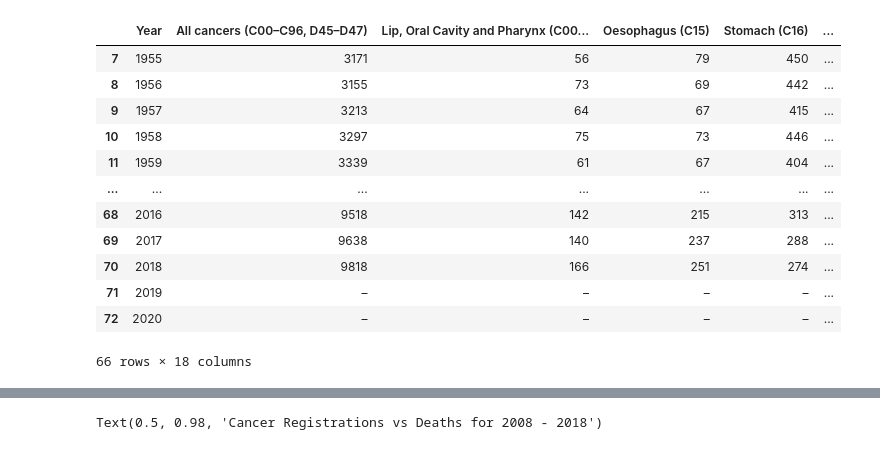
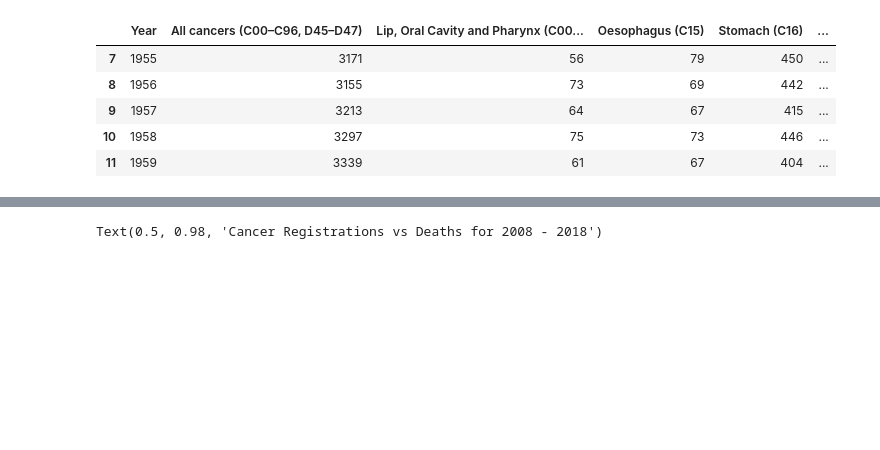
Before and after one commit to AzalizaLey/Analytics_Projects, a Jupyter notebook: ExploringNZData/Cancer.ipynb, the cells around one changed output, grey strips where cells are left out. Cells and saved outputs as stored; diff of their text form; code cells hidden in the pictures; blank space fills up the shorter version.

```diff
--- a/ExploringNZData/Cancer.ipynb
+++ b/ExploringNZData/Cancer.ipynb
@@ -5,6 +5,7 @@ import sys
 import seaborn as sns
 import matplotlib.pyplot as plt
 from openpyxl import load_workbook
+pd.set_option('future.no_silent_downcasting',True)
 # %%
 #Read xlsx sheet and carry out some basic filtering / clean up
 def load_spreadsheet(sheet_name):
@@ -55,17 +62,10 @@ Regs_Total
 # %%
-Deaths_Total
+Deaths_Total.head()
 # %% [output]
 |  | Year | All cancers (C00–C96, D45–D47) | Lip, Oral Cavity and Pharynx (C00... | Oesophagus (C15) | Stomach (C16) | ... |
 | 7 | 1955 | 3171 | 56 | 79 | 450 | ... |
 | 8 | 1956 | 3155 | 73 | 69 | 442 | ... |
 | 9 | 1957 | 3213 | 64 | 67 | 415 | ... |
 | 10 | 1958 | 3297 | 75 | 73 | 446 | ... |
 | 11 | 1959 | 3339 | 61 | 67 | 404 | ... |
-| ... | ... | ... | ... | ... | ... | ... |
-| 68 | 2016 | 9518 | 142 | 215 | 313 | ... |
-| 69 | 2017 | 9638 | 140 | 237 | 288 | ... |
-| 70 | 2018 | 9818 | 166 | 251 | 274 | ... |
-| 71 | 2019 | – | – | – | – | ... |
-| 72 | 2020 | – | – | – | – | ... |
-66 rows × 18 columns
 # %%
```
Also changed, not shown: parts of 14 cells of this notebook, 2 other files.
